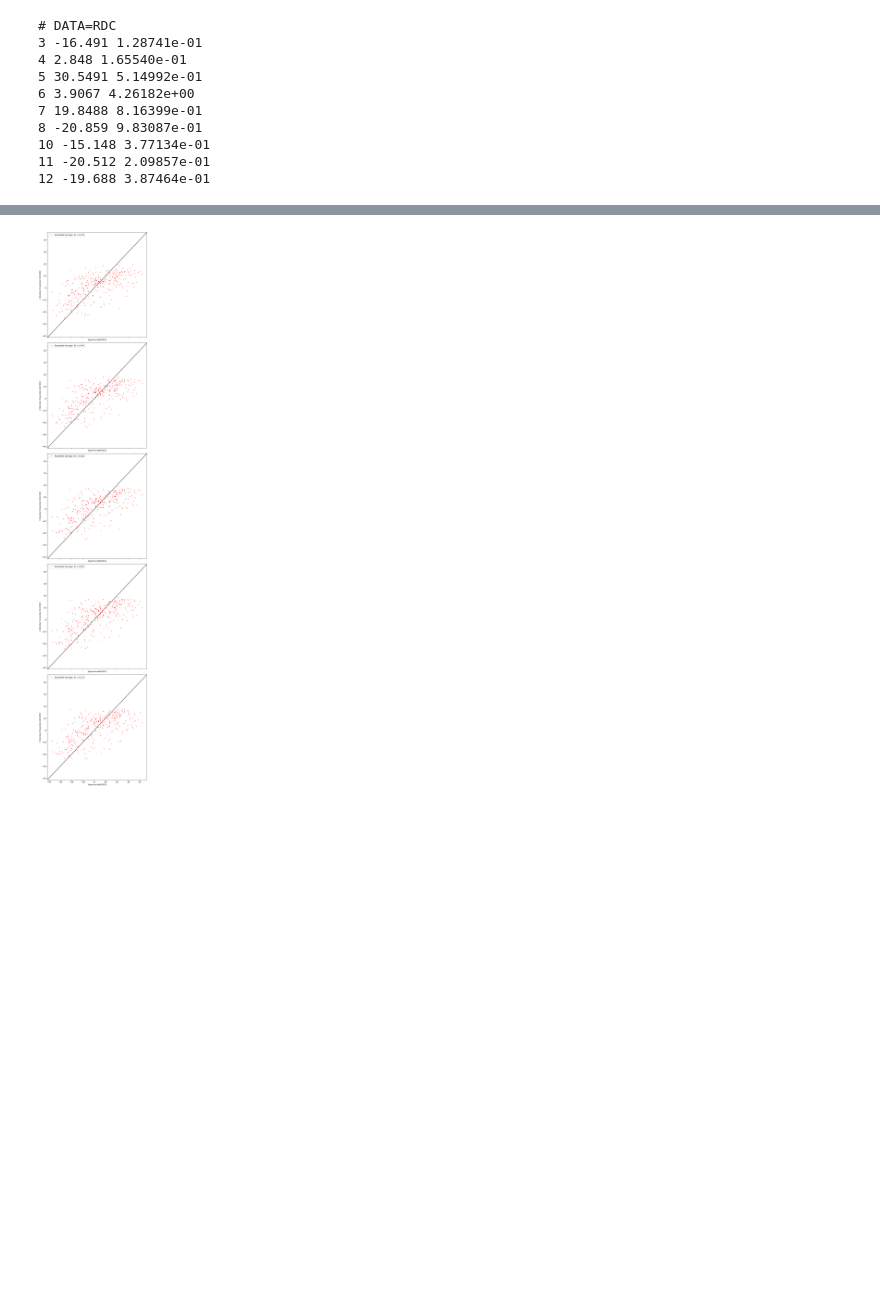
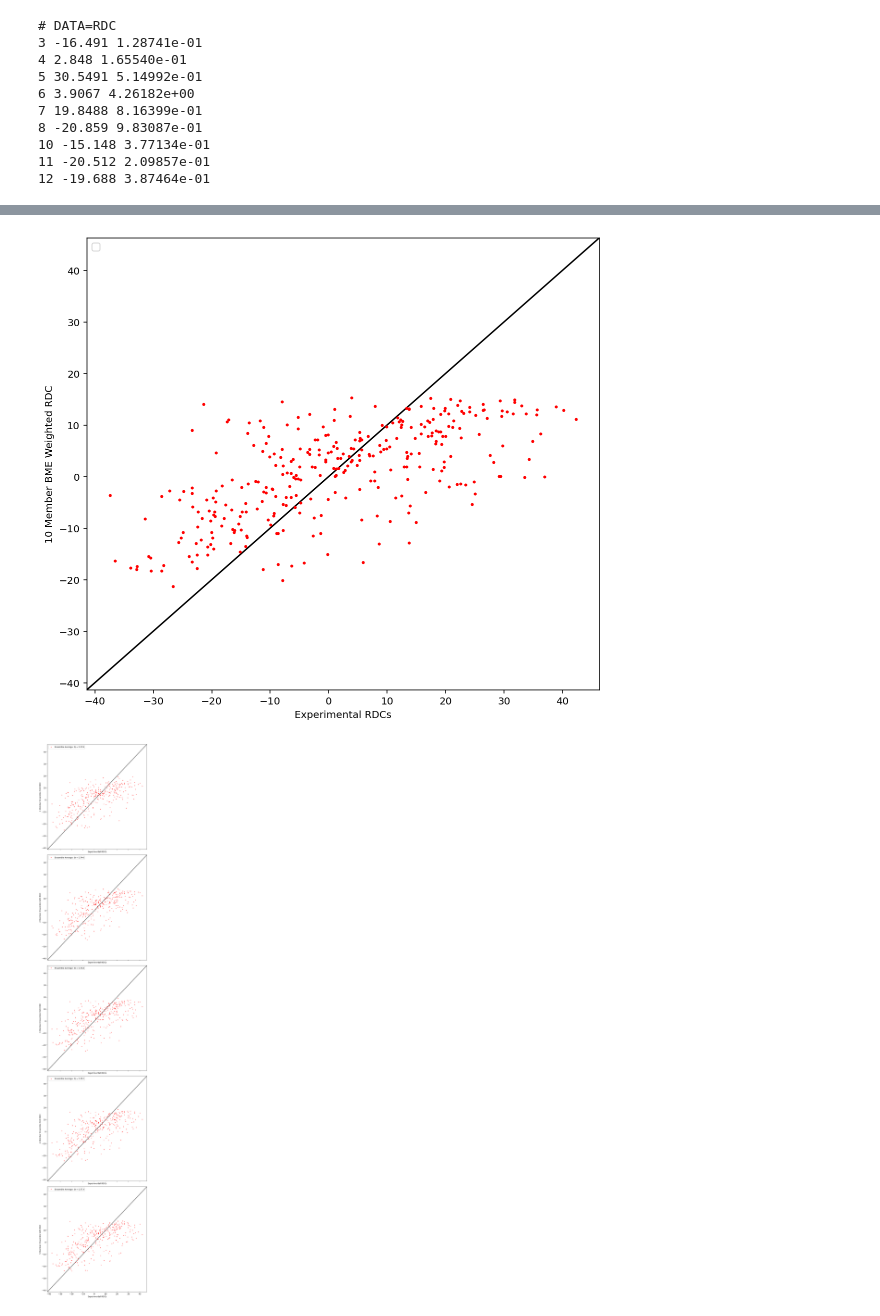
Before and after one commit to Dan-Burns/Seq2Ensemble, a Jupyter notebook: ColabOpenAWSEM.ipynb, the cells around one changed output, grey strips where cells are left out. Drawn from its saved outputs; the diff is of its cells as text; code cells hidden in the pictures; blank space fills up the shorter version.

```diff
--- a/ColabOpenAWSEM.ipynb
+++ b/ColabOpenAWSEM.ipynb
@@ -598,7 +602,7 @@ plt.close()
 #@markdown Set maximum number of clusters to generate.
 #@markdown Trajectory will be clustered seperately into n=1 to n clusters.
 #@markdown Subsequent RDC fitting will reveal the optimal ensemble size.
-n_clusters = 5 #@param {type:"number"}
+n_clusters = 10 #@param {type:"number"}
 for conformations in range(1,n_clusters+1):
   if os.path.exists(f'bme_clusters_{conformations}'):
       pass
@@ -608,6 +612,32 @@ for conformations in range(1,n_clusters+1):
     u.trajectory[frame]
     selection = u.select_atoms('protein')
     selection.write(f'bme_clusters_{conformations}/frame_{frame}.pdb')
+# %%
+# open the rdc-per-frame file and pull out the rdc records for the highest weighted frames
+calcs = np.loadtxt("test_calculated_rdcs.dat",dtype=str)
+calcs = pd.DataFrame(calcs[:,1:].astype(float),columns=labels)
+# multiply the n conformations rdc values by the BME weight of the corresponding conformation
+weighted_rdcs = calcs.iloc[(-w_new).argsort()[:conformations]].T*(w_new[(-w_new).argsort()[:conformations]])
+# Sum all of these RDCs
+weighted_sum = weighted_rdcs.sum(axis=1)
+# plot
+fig, ax = plt.subplots(figsize=(8,7))
+ax.plot(exp[:,0], weighted_sum, marker='o', lw=0, ms=2, c='r',
+        )
+
+# plot the diagonal
+l, h = axs.flat[i].get_xlim()
+ax.plot([l,h],[l,h],'-k', zorder=0, ms=2)
+ax.set_xlim(l,h)
+ax.set_ylim(l,h)
+
+# labels
+ax.set_xlabel("Experimental RDCs")
+ax.set_ylabel(f"{conformations} Member BME Weighted RDC")
+ax.legend()
+fig.tight_layout()
+# %% [output]
+[figure, added]
 # %%
 #@title Fit High BME Weight Structures to RDC data
 
```
Also changed, not shown: parts of 8 cells of this notebook.
